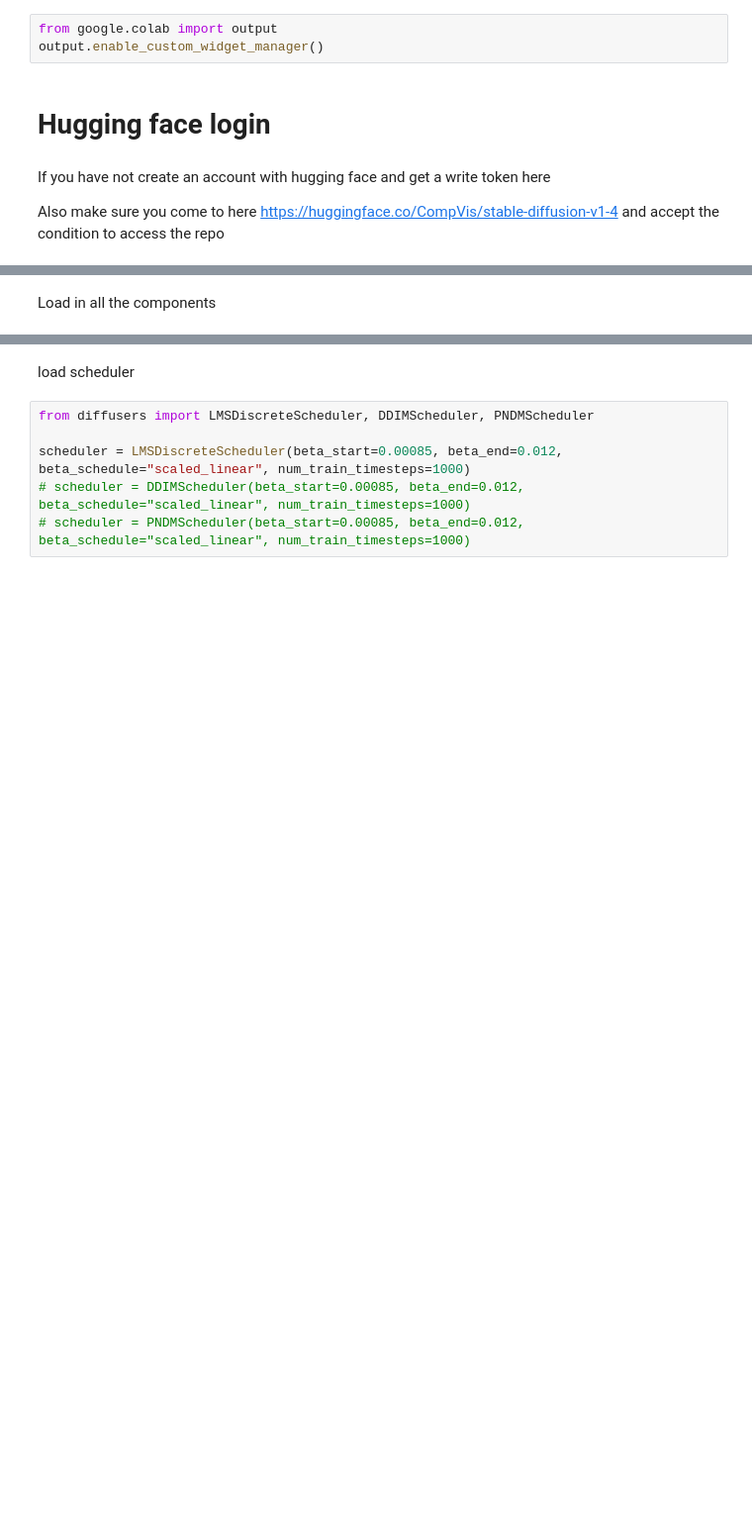
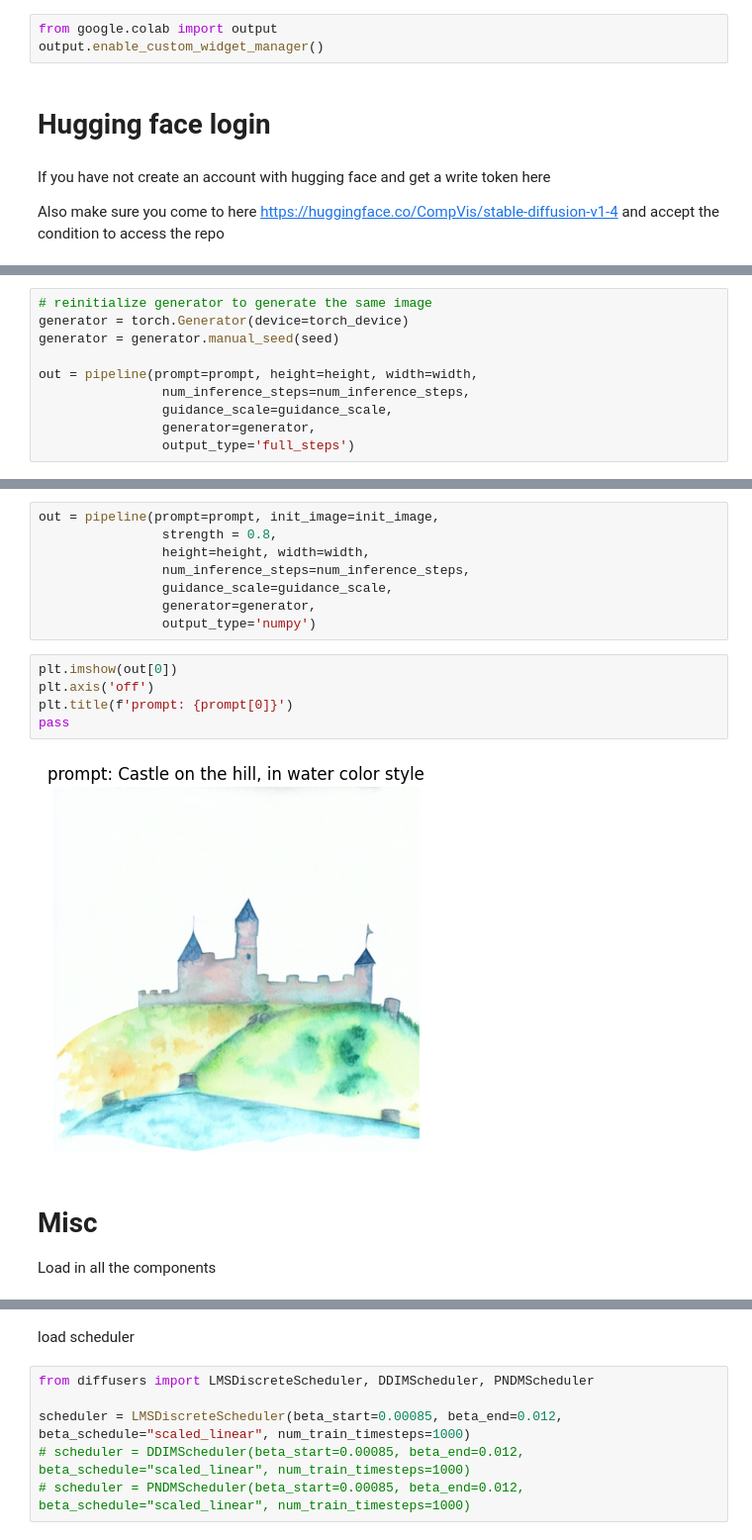
Before and after one commit to Tma2333/StableDiffusionProject, a Jupyter notebook: colab.ipynb, the cells around one changed output, grey strips where cells are left out. Shown: that part at 99% size. Saved outputs shown, nothing was run; the diff lists cells and outputs as text; blank space fills up the shorter version.

```diff
--- a/colab.ipynb
+++ b/colab.ipynb
@@ -31,0 +79,10 @@ torch_device = "cuda" if torch.cuda.is_available() else "cpu"
+# %%
+# reinitialize generator to generate the same image
+generator = torch.Generator(device=torch_device)
+generator = generator.manual_seed(seed)
+
+out = pipeline(prompt=prompt, height=height, width=width,
+                num_inference_steps=num_inference_steps,
+                guidance_scale=guidance_scale,
+                generator=generator,
+                output_type='full_steps')
@@ -32,4 +127,21 @@ torch_device = "cuda" if torch.cuda.is_available() else "cpu"
+# %%
+out = pipeline(prompt=prompt, init_image=init_image,
+                strength = 0.8,
+                height=height, width=width,
+                num_inference_steps=num_inference_steps,
+                guidance_scale=guidance_scale,
+                generator=generator,
+                output_type='numpy')
+# %%
+plt.imshow(out[0])
+plt.axis('off')
+plt.title(f'prompt: {prompt[0]}')
+pass
+# %% [output]
+[figure, added]
 # %% [markdown]
+# Misc
+
 Load in all the components
 # %%
 from transformers import CLIPTextModel, CLIPTokenizer
```
Also changed, not shown: parts of 32 cells of this notebook, 8 other files.
